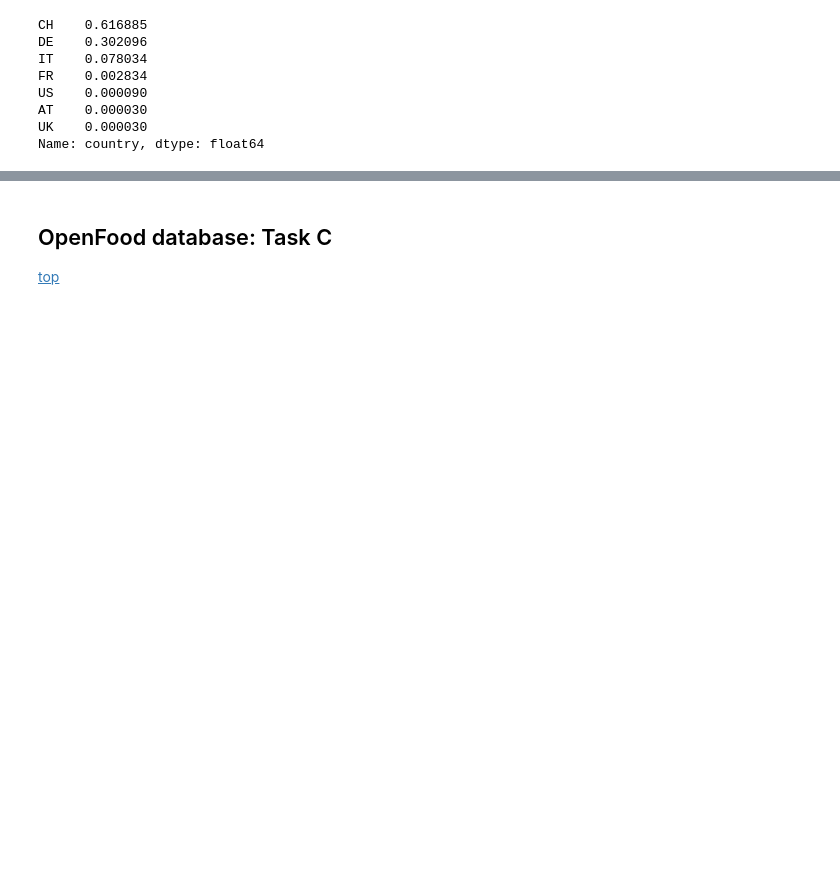
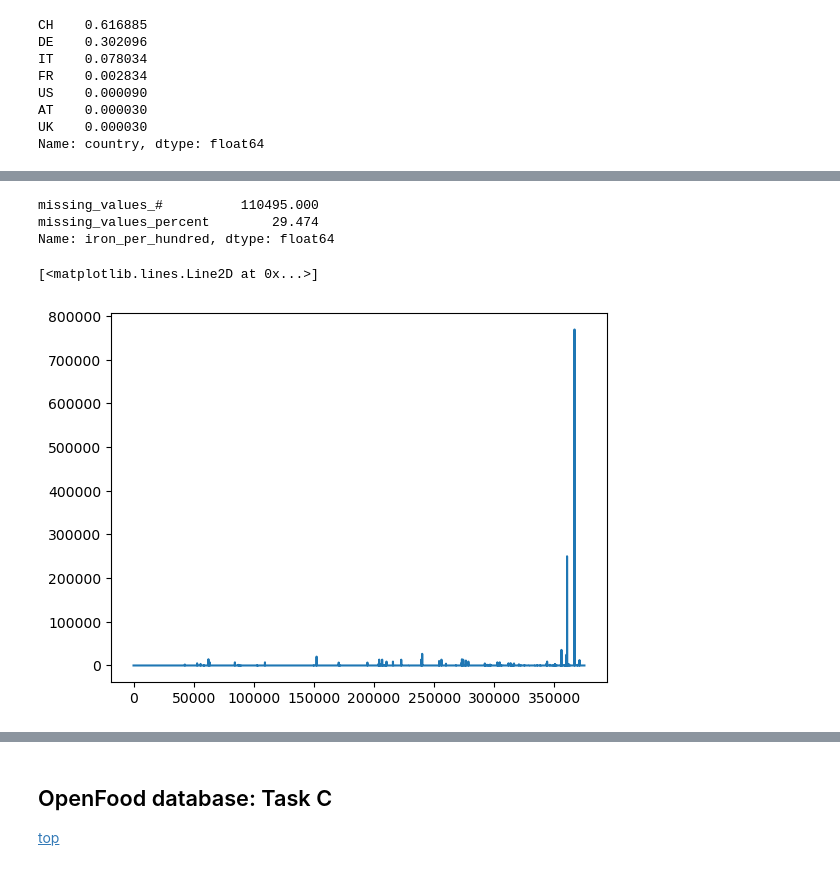
Before and after one commit to FlorieG/Machine_Learning_EPFL-extension-school, a Jupyter notebook: Course#2 Data Analysis/Project_C2.ipynb, the cells around one changed output, grey strips where cells are left out. Drawn from its saved outputs; the diff is of its cells as text; code cells hidden in the pictures; blank space fills up the shorter version.

```diff
--- a/Course#2 Data Analysis/Project_C2.ipynb
+++ b/Course#2 Data Analysis/Project_C2.ipynb
@@ -427,14 +427,15 @@ If the missing product_name_en : exist in fr and in de. We check the country. Fo
 # %%
-df_row = df.loc[374880]
-dico_country = {'CH': "product_name_de", 'DE': "product_name_de", 'AT': "product_name_de", 'FR': "product_name_fr"}
+df_row = df.loc[374882] #374880 : example with 2 values,  374882 : example with 0 values, 374881 : example with 1 value;
+dico_country = {'CH': "product_name_de", 'DE': "product_name_de", 'AT': "product_name_de", 'FR': "product_name_fr", 'UK' : "product_name_fr"}
 
 def product_name_replacement(df_row):
     if df_row[["product_name_fr","product_name_de"]].dropna().shape[0] == 2:
         val_replacement =  df_row[dico_country[df_row["country"]]]
     elif df_row[["product_name_fr","product_name_de"]].dropna().shape[0] == 1:
-        val_replacement = df_row[["product_name_fr","product_name_de"]].dropna()
+        col_name = str(df_row[["product_name_fr","product_name_de"]].dropna()).split(" ", 1)[0]
+        val_replacement = df_row[col_name]
     else :
-        val_replacement = 'nan'
+        val_replacement = np.nan
     return val_replacement
 
 product_name_replacement(df_row)
@@ -454,0 +472,3 @@ df_row[dico_country[df_row["country"]]]
+# %%
+df.loc[df["product_name_en"].isnull(),"product_name_en"] = df.loc[df["product_name_en"].isnull()].apply(lambda row : product_name_replacement(row), axis = 1)
+df[df["product_name_en"].isnull()].shape
@@ -454,0 +483,11 @@ df_row[dico_country[df_row["country"]]]
+# %%
+df_summarize_missing_values.loc["iron_per_hundred"]
+# %% [output]
+missing_values_#          110495.000
+missing_values_percent        29.474
+Name: iron_per_hundred, dtype: float64
+# %%
+df["iron_per_hundred"].fillna(value=0, inplace=True)
+# %% [output]
+[<matplotlib.lines.Line2D at 0x...>]
+[figure, added]
```
Also changed, not shown: parts of 19 cells of this notebook, 1 other file.
